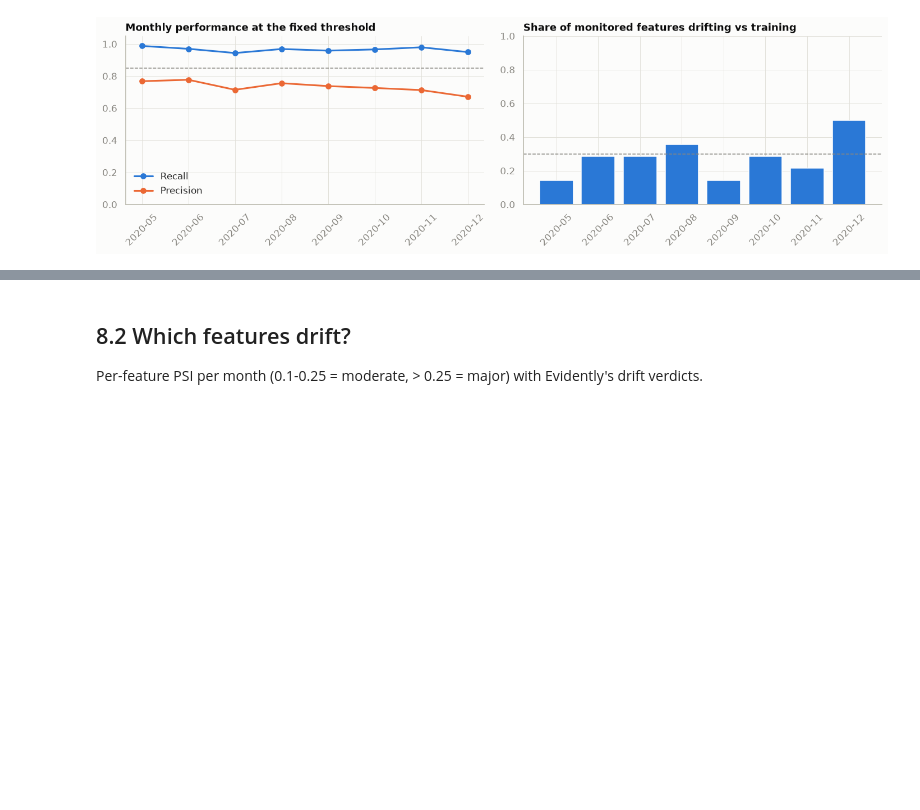
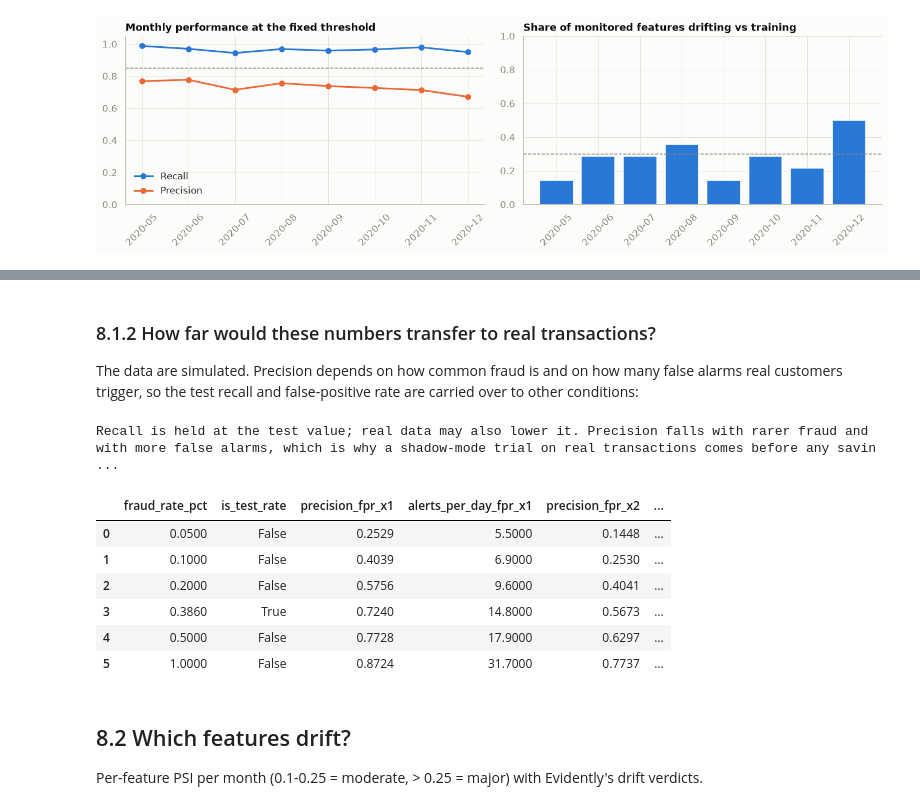
Before and after one commit to anasua2905/fraudlens-or-credit-card-fraud-detection, a Jupyter notebook: notebooks/08_monitoring_improvement.ipynb, the cells around one changed output, grey strips where cells are left out. Saved outputs shown, nothing was run; the diff lists cells and outputs as text; code cells hidden in the pictures; blank space fills up the shorter version.

```diff
--- a/notebooks/08_monitoring_improvement.ipynb
+++ b/notebooks/08_monitoring_improvement.ipynb
@@ -87,0 +94,15 @@ if (P["figures"] / "19_monitoring_monthly.png").exists():
+# %%
+from fraudlens.stability import run_stability
+stab = run_stability(cfg)
+m = pd.DataFrame(stab["monthly"]["months"])
+fig = go.Figure()
+for name, col, color in [("recall", "recall", viz.SERIES[0]), ("precision", "precision", viz.SERIES[1])]:
+    ci = np.array(m[f"{col}_ci95"].tolist())
+    fig.add_trace(go.Scatter(x=m["month"], y=m[col], name=name, mode="lines+markers", line_color=color,
+                             error_y=dict(type="data", symmetric=False, array=ci[:, 1] - m[col], arrayminus=m[col] - ci[:, 0])))
+fig.add_hline(y=summ["policy"]["recall_floor"], line_dash="dash", line_color=viz.MUTED)
+fig.add_hline(y=summ["policy"]["precision_floor"], line_dash="dot", line_color=viz.MUTED)
+fig.update_layout(template=viz.plotly_template(), height=360, yaxis_range=[0.3, 1.02],
+                  title="Monthly recall and precision with 95% Wilson intervals (test period)")
+fig.show()
+pd.DataFrame(stab["monthly"]["checks"])
@@ -88,3 +117,21 @@ if (P["figures"] / "19_monitoring_monthly.png").exists():
+# %% [markdown]
+### 8.1.2 How far would these numbers transfer to real transactions?
+
+The data are simulated. Precision depends on how common fraud is and on how many false alarms real
+customers trigger, so the test recall and false-positive rate are carried over to other conditions:
+# %%
+pv = pd.DataFrame(stab["prevalence"]["rows"])
+print(stab["prevalence"]["note"])
+pv[["fraud_rate_pct", "is_test_rate", "precision_fpr_x1", "alerts_per_day_fpr_x1", "precision_fpr_x2", "precision_fpr_x5"]]
+# %% [output]
+Recall is held at the test value; real data may also lower it. Precision falls with rarer fraud and with more false alarms, which is why a shadow-mode trial on real transactions comes before any savin ...
+|  | fraud_rate_pct | is_test_rate | precision_fpr_x1 | alerts_per_day_fpr_x1 | precision_fpr_x2 | ... |
+| 0 | 0.0500 | False | 0.2529 | 5.5000 | 0.1448 | ... |
+| 1 | 0.1000 | False | 0.4039 | 6.9000 | 0.2530 | ... |
+| 2 | 0.2000 | False | 0.5756 | 9.6000 | 0.4041 | ... |
+| 3 | 0.3860 | True | 0.7240 | 14.8000 | 0.5673 | ... |
+| 4 | 0.5000 | False | 0.7728 | 17.9000 | 0.6297 | ... |
+| 5 | 1.0000 | False | 0.8724 | 31.7000 | 0.7737 | ... |
 # %% [markdown]
 ## 8.2 Which features drift?
 
```
Also changed, not shown: parts of 6 cells of this notebook, 47 other files.
